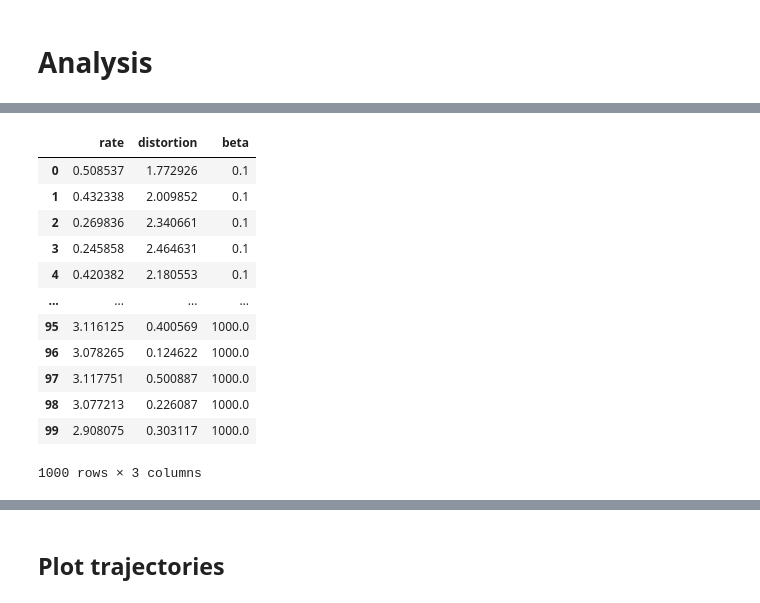
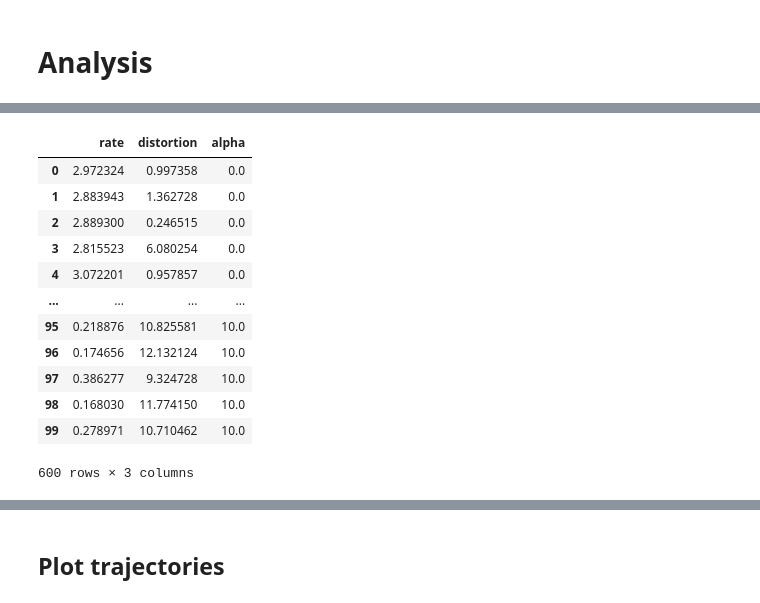
Before and after one commit to nathimel/rdsg, a Jupyter notebook: src/notebooks/analyze.ipynb, the cells around one changed output, grey strips where cells are left out. Cells and saved outputs as stored; diff of their text form; code cells hidden in the pictures.

```diff
--- a/src/notebooks/analyze.ipynb
+++ b/src/notebooks/analyze.ipynb
@@ -18,7 +18,7 @@ dynamic = "reinforcement_learning"
 # num_trials = 10
 num_trials = 100
 
-similarity = "nosofksy"
+similarity = "nosofsky"
 # similarity = "exp"
 
 distortion = "squared_dist"
@@ -32,7 +32,7 @@ trajectory = False
 
 
 #############################################################################
-# Below three (typically) saved in outputs, not multirun
+# Below three saved in outputs, not multirun
 
 # Pareto frontier
 curve_fn = f"/Users/nathanielimel/lps/projects/rdsg/outputs/states=10/signals=10/similarity={similarity}/distortion={distortion}/curve_points.csv"
@@ -43,11 +43,6 @@ counterpart_fn = f"/Users/nathanielimel/lps/projects/rdsg/outputs/states=10/sign
 # Explored hypothetical systems
 sampled_fn = f"/Users/nathanielimel/lps/projects/rdsg/outputs/states=10/signals=10/similarity={similarity}/distortion={distortion}/sampled_points.csv"
 
-# if out == "multirun": # lol
-#     sampled_fn.replace("outputs", "multirun")
-#     curve_fn.replace("outputs", "multirun")
-#     counterpart_fn.replace("outputs", "multirun")
-
 #############################################################################
 # Typically saved in multirun
 # Simulation points
@@ -55,5 +50,3 @@ param_fns = {
     f"{float(param)}":f"/Users/nathanielimel/lps/projects/rdsg/{out}/states=10/signals=10/similarity={similarity}/distortion={distortion}/dynamics={dynamic}/num_trials={num_trials}/sim_param={param}/simulation_points.csv"
     for param in params
 }
-
-print(sampled_fn)
@@ -73,27 +62,27 @@ FileNotFoundError: [Errno 2] No such file or directory: '/Users/nathanielimel/lp
 # %%
-param_name = {"exp": "beta", "nosofksy": "alpha"}[similarity]
+param_name = {"exp": "beta", "nosofsky": "alpha"}[similarity]
 
 # combine simulation dataframes
 for key in simulation_dataframes:
     df = simulation_dataframes[key]
     df[param_name] = key # use string for category
 
 sim_data = pd.concat(simulation_dataframes.values())
 sim_data
 # %% [output]
-|  | rate | distortion | beta |
-| 0 | 0.508537 | 1.772926 | 0.1 |
-| 1 | 0.432338 | 2.009852 | 0.1 |
-| 2 | 0.269836 | 2.340661 | 0.1 |
-| 3 | 0.245858 | 2.464631 | 0.1 |
-| 4 | 0.420382 | 2.180553 | 0.1 |
+|  | rate | distortion | alpha |
+| 0 | 2.972324 | 0.997358 | 0.0 |
+| 1 | 2.883943 | 1.362728 | 0.0 |
+| 2 | 2.889300 | 0.246515 | 0.0 |
+| 3 | 2.815523 | 6.080254 | 0.0 |
+| 4 | 3.072201 | 0.957857 | 0.0 |
 | ... | ... | ... | ... |
-| 95 | 3.116125 | 0.400569 | 1000.0 |
-| 96 | 3.078265 | 0.124622 | 1000.0 |
-| 97 | 3.117751 | 0.500887 | 1000.0 |
-| 98 | 3.077213 | 0.226087 | 1000.0 |
-| 99 | 2.908075 | 0.303117 | 1000.0 |
+| 95 | 0.218876 | 10.825581 | 10.0 |
+| 96 | 0.174656 | 12.132124 | 10.0 |
+| 97 | 0.386277 | 9.324728 | 10.0 |
+| 98 | 0.168030 | 11.774150 | 10.0 |
+| 99 | 0.278971 | 10.710462 | 10.0 |
-1000 rows × 3 columns
+600 rows × 3 columns
 # %%
 sim_data[param_name] = sim_data[param_name].astype(float)
 sim_data[param_name] = sim_data[param_name].astype(str)
```
Also changed, not shown: parts of 6 cells of this notebook, 1 other file.
